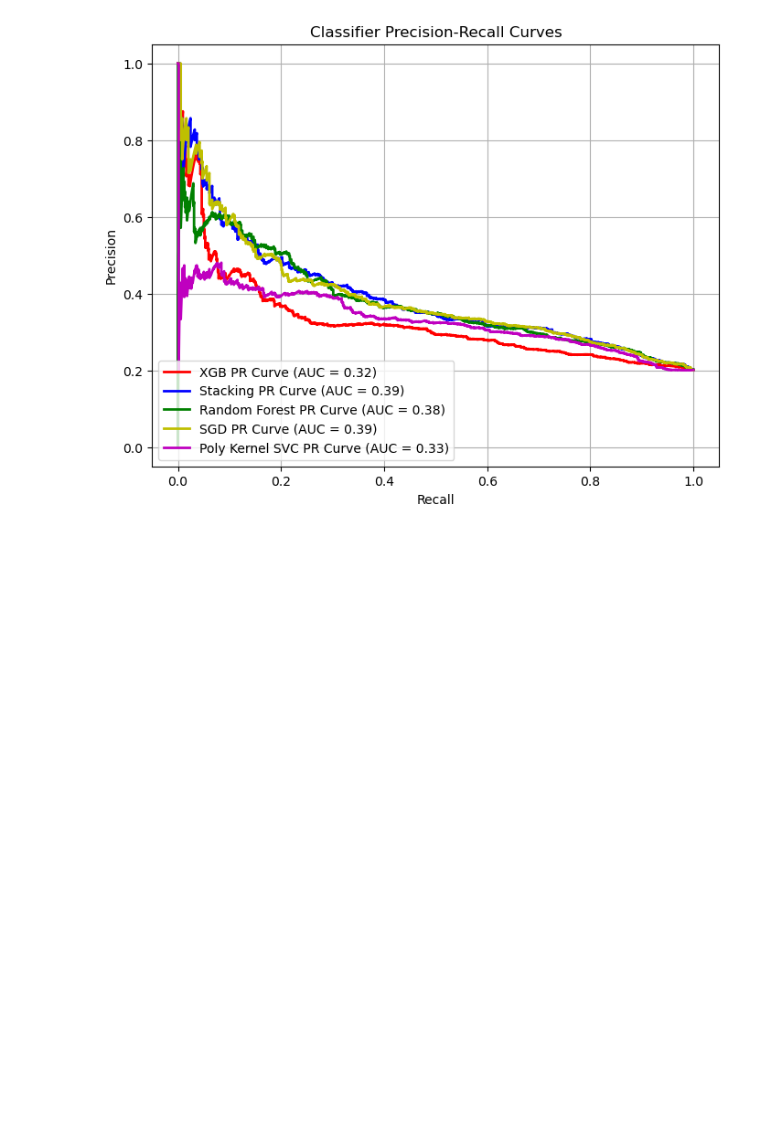
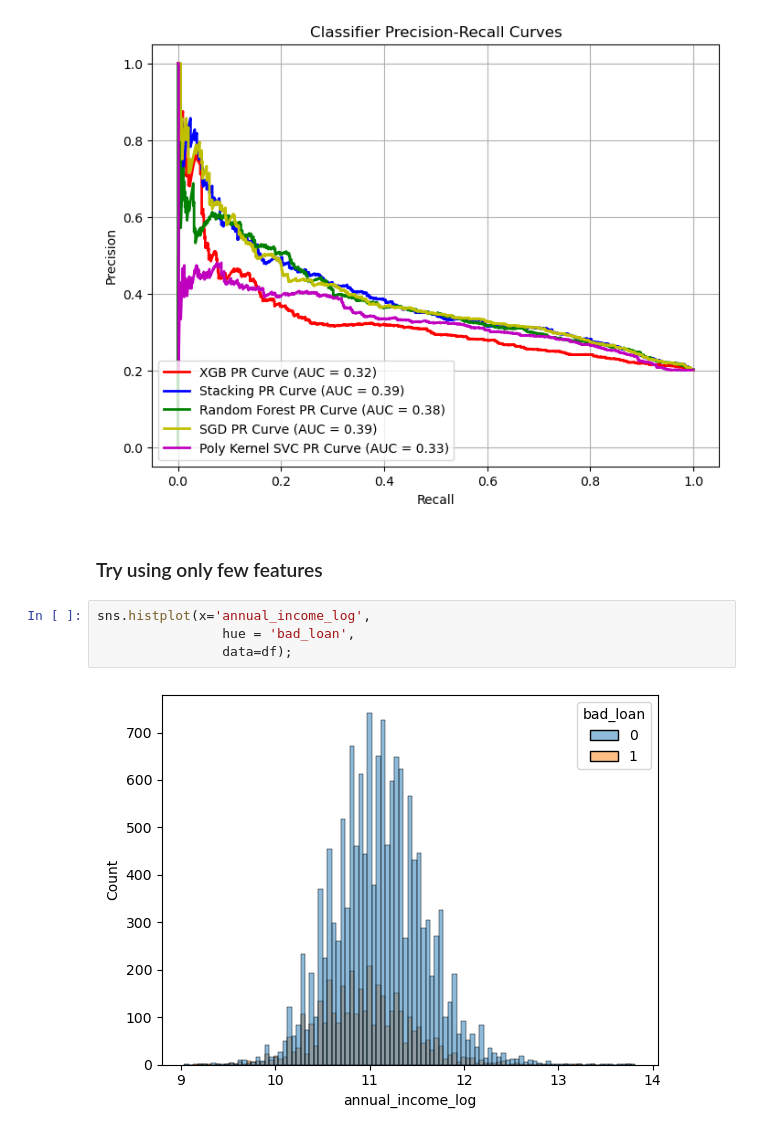
Before and after one commit to KaimiHuang/Applied_Data_Science_Project_1, a Jupyter notebook: Predict_bad_loan.ipynb, the cells around one changed output. Cells and saved outputs as stored; diff of their text form; blank space fills up the shorter version.

```diff
--- a/Predict_bad_loan.ipynb
+++ b/Predict_bad_loan.ipynb
@@ -1250,3 +1250,11 @@ plt.grid(True)
 plt.show()
 # %% [output]
 [figure]
+# %% [markdown]
+### Try using only few features
+# %%
+sns.histplot(x='annual_income_log',
+                hue = 'bad_loan',
+                data=df);
+# %% [output]
+[figure, added]
```
Also changed, not shown: parts of 5 cells of this notebook.
